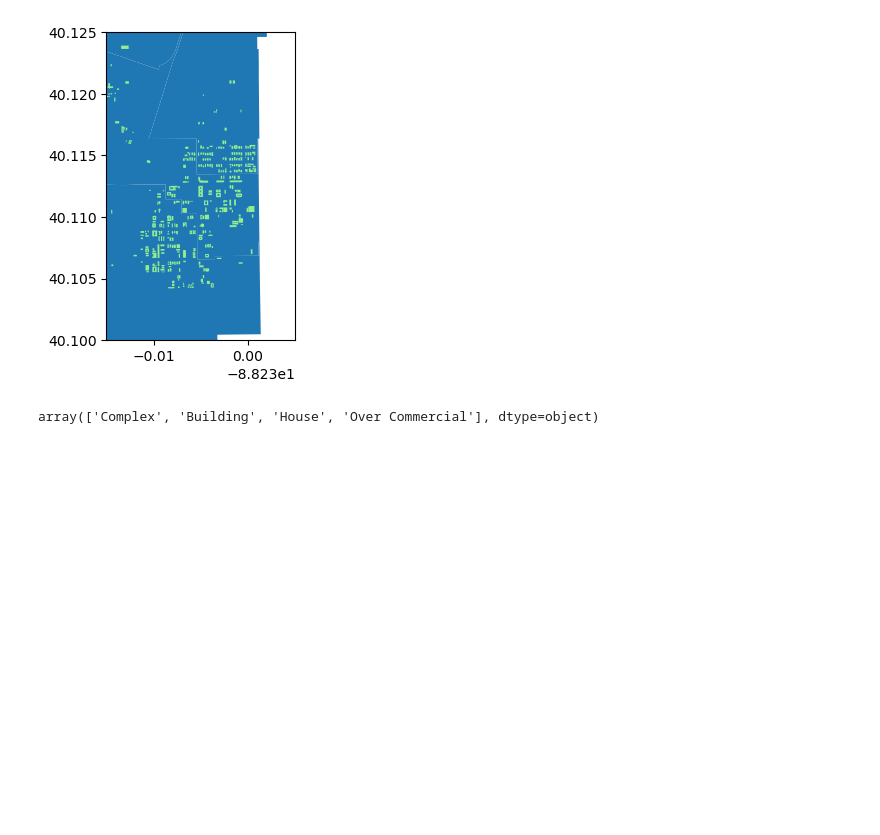
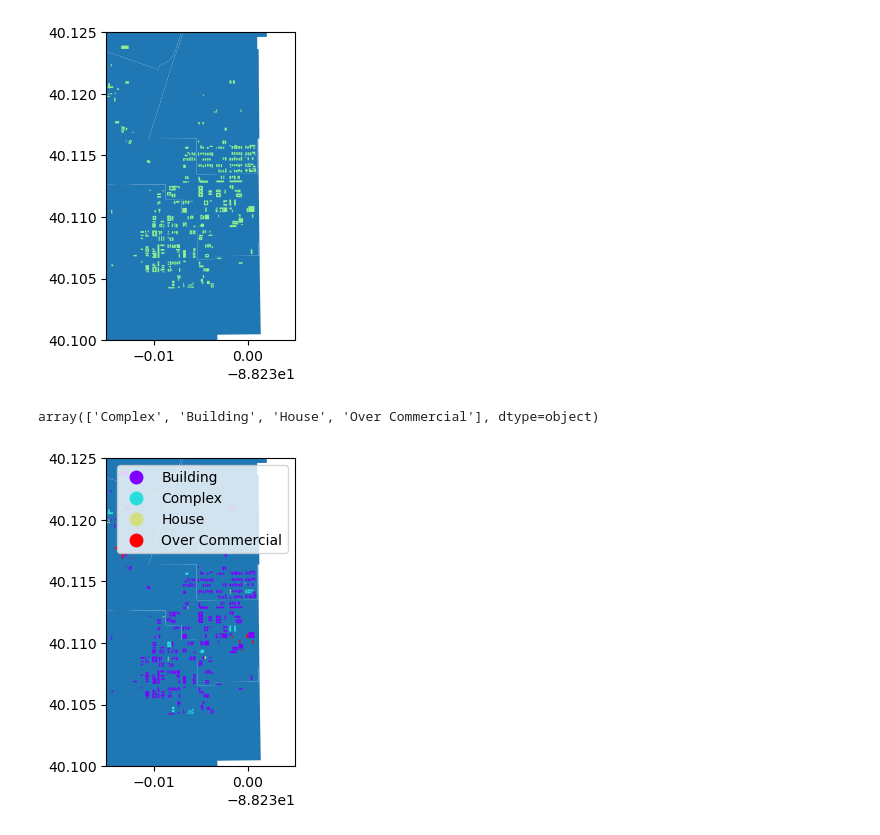
Before and after one commit to UIUC-iSchool-DataViz/is445_obuobg_spring2026, a Jupyter notebook: week07/inClass_week07.ipynb, the cells around one changed output. Drawn from its saved outputs; the diff is of its cells as text; code cells hidden in the pictures; blank space fills up the shorter version.

```diff
--- a/week07/inClass_week07.ipynb
+++ b/week07/inClass_week07.ipynb
@@ -251,3 +251,13 @@ plt.show()
 gdf_apts['Building_Type'].unique()
 # %% [output]
 array(['Complex', 'Building', 'House', 'Over Commercial'], dtype=object)
+# %%
+fig, ax = plt.subplots(figsize=(4,4))
+gdf_councils.plot(ax=ax)
+#gdf_apts.plot(ax=ax, color='lightgreen')
+gdf_apts.plot(ax=ax, column='Building_Type', cmap='rainbow', legend=True)
+ax.set_xlim(-88.245,-88.225)
+ax.set_ylim(40.10,40.125)
+plt.show()
+# %% [output]
+[figure, added]
```
